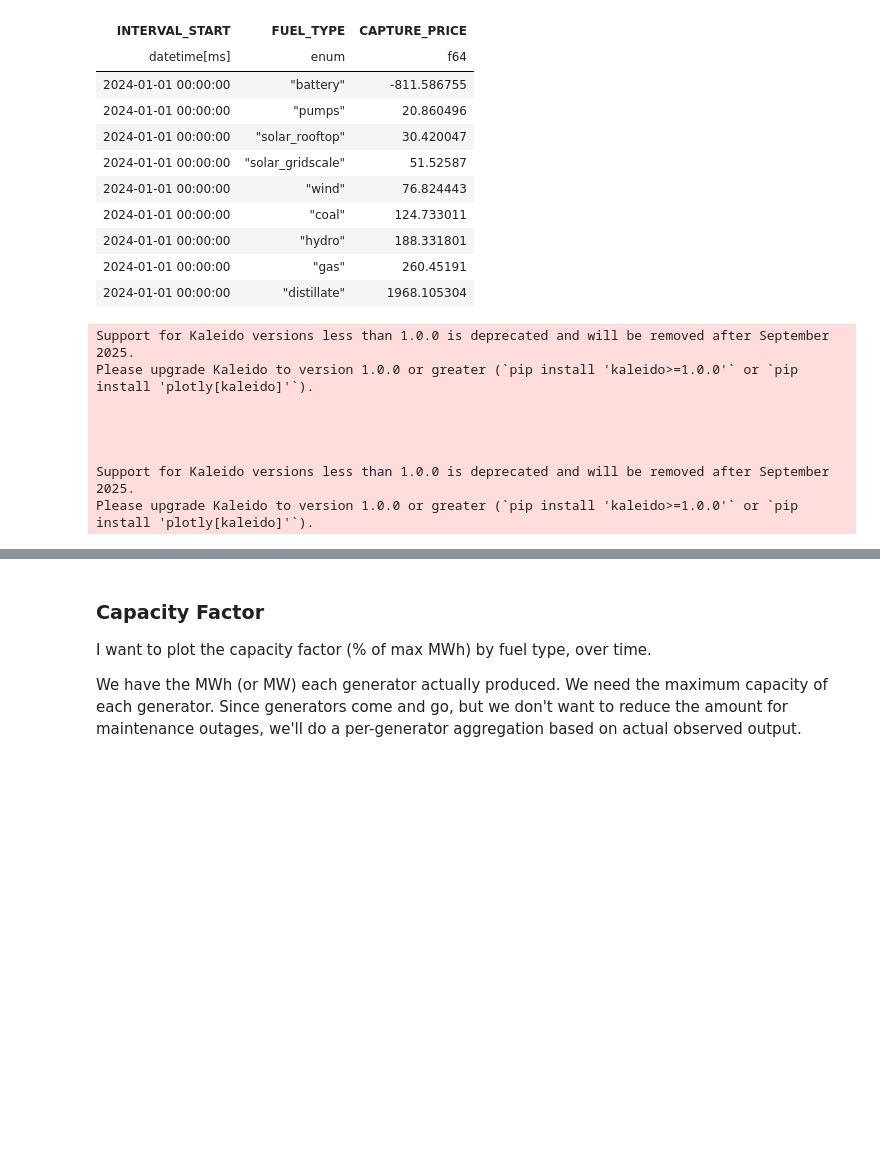
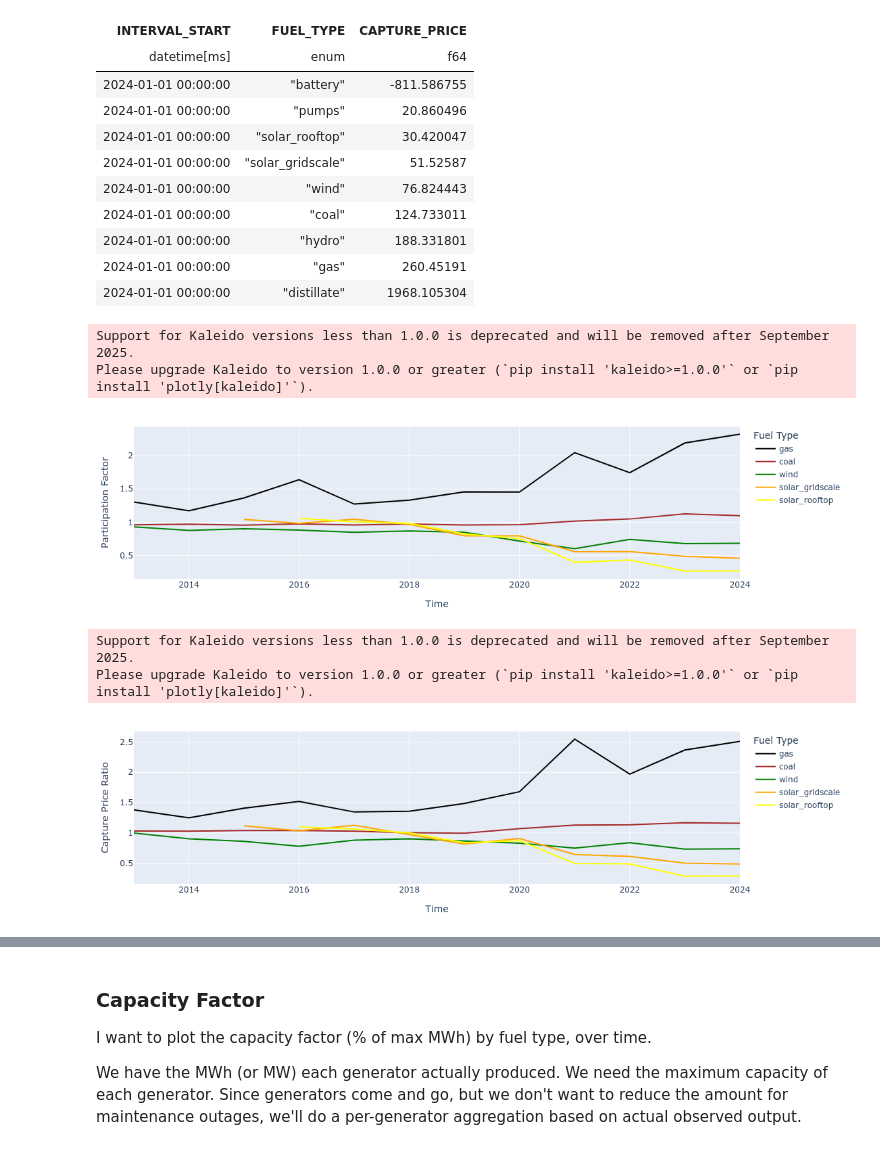
Before and after one commit to mdavis-xyz/masters-thesis, a Jupyter notebook: capture-price-ratio/capture-ratio.ipynb, the cells around one changed output, grey strips where cells are left out. Drawn from its saved outputs; the diff is of its cells as text; code cells hidden in the pictures; blank space fills up the shorter version.

Commit message:
save capacity factor graphs

```diff
--- a/capture-price-ratio/capture-ratio.ipynb
+++ b/capture-price-ratio/capture-ratio.ipynb
@@ -443,6 +445,8 @@ fig = px.line(
 fig.show()
 # %% [markdown]
 ## Computation
+# %%
+figures = {}
 # %% [markdown]
 ### Capture Price Ratio
 # %%
@@ -587,45 +591,46 @@ metrics = [
         'title': "Participation Factor",
         'col': "PARTICIPATION_FACTOR",
     },
     {
         'df': df_cr,
         'title': "Capture Price Ratio",
         'col': "CAPTURE_RATIO",
     },
 ]
 
 for metric in metrics:
 
     fig = px.line(
         metric['df'].filter(pl.col("FUEL_TYPE").is_in(color_mapping)),
         x="INTERVAL_START",
         y=metric['col'],
         color="FUEL_TYPE",
         color_discrete_map=color_mapping,
-        height=400,
-        width=800,
-        title=f"{metric['title']} over time by fuel type (whole NEM)",
+        height=300,
+        width=600,
+        #title=f"{metric['title']} over time by fuel type (whole NEM)",
         labels={
             "FUEL_TYPE": "Fuel Type",
             "INTERVAL_START": "Time",
             metric['col']: metric['title'],
         }
     )
-
+    #fig.update_layout(yaxis_tickformat = '.0%')
     fig.for_each_annotation(lambda a: a.update(text=a.text.split("=")[-1]))
-    slug = metric['title'].replace(' ', '_')
-    fig.write_image(os.path.join(results_dir, f"all-regions-{slug}.svg"))
+    slug = metric['col'] #metric['title'].replace(' ', '_')
+    fig.update_layout(margin=dict(l=20, r=20, t=20, b=20))
+    fig.write_image(os.path.join(results_dir, f"{slug}.svg"))
 
     fig.show()
+
+    figures[metric['col']] = fig
 # %% [output]
 Support for Kaleido versions less than 1.0.0 is deprecated and will be removed after September 2025.
 Please upgrade Kaleido to version 1.0.0 or greater (`pip install 'kaleido>=1.0.0'` or `pip install 'plotly[kaleido]'`).
-
-
-
-
-Support for Kaleido versions less than 1.0.0 is deprecated and will be removed after September 2025.
-Please upgrade Kaleido to version 1.0.0 or greater (`pip install 'kaleido>=1.0.0'` or `pip install 'plotly[kaleido]'`).
+[figure, added]
+Support for Kaleido versions less than 1.0.0 is deprecated and will be removed after September 2025.
+Please upgrade Kaleido to version 1.0.0 or greater (`pip install 'kaleido>=1.0.0'` or `pip install 'plotly[kaleido]'`).
+[figure, added]
 # %%
 # same again, but just solar in VIC and SA
 
```
Also changed, not shown: parts of 6 cells of this notebook.
